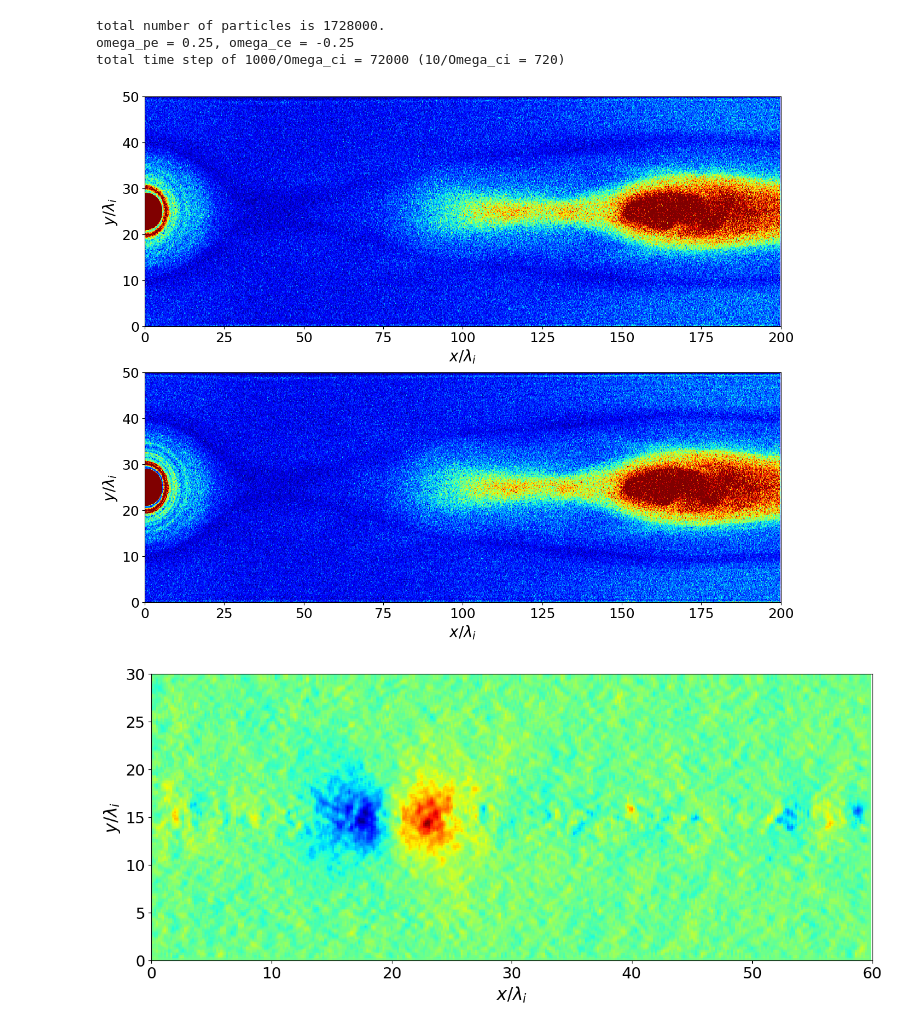
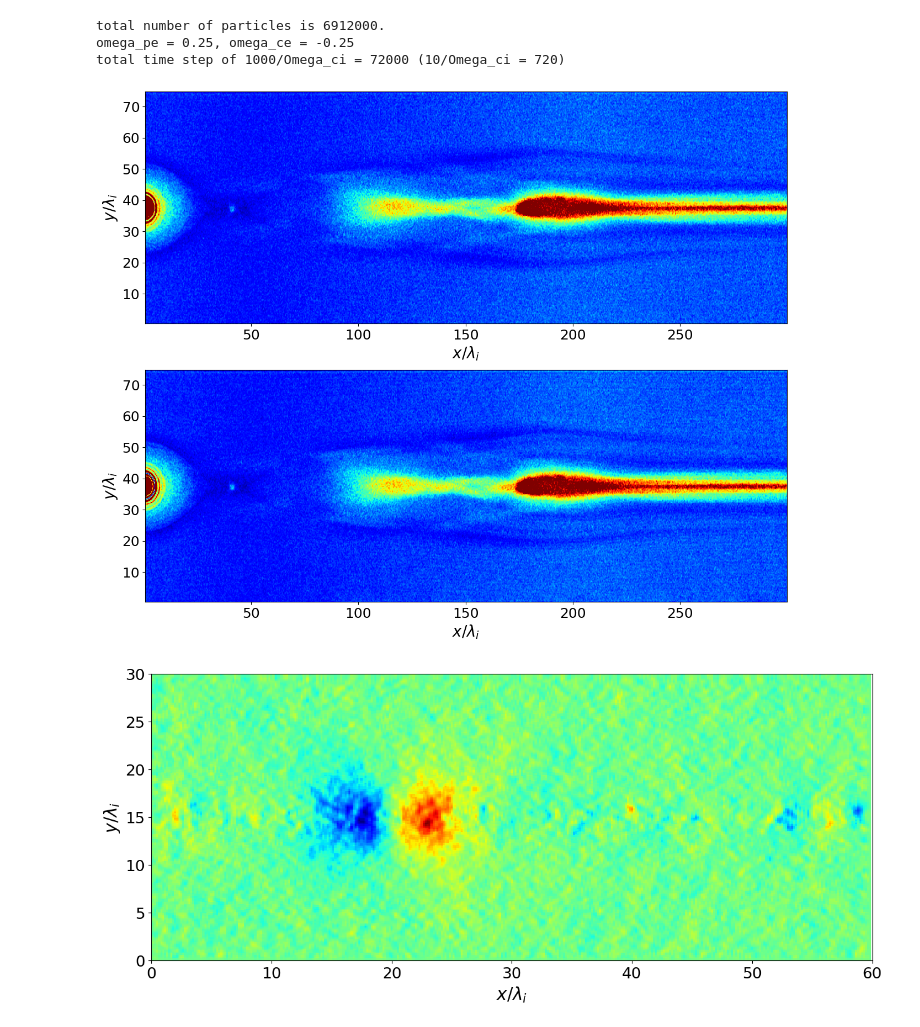
Before and after one commit to keita-akutagawa/pic_cpp_oop, a Jupyter notebook: examples_2D/mr2008_triple/PIC2D_plot_mr2008.ipynb, the cells around one changed output. Drawn from its saved outputs; the diff is of its cells as text; code cells hidden in the pictures.

```diff
--- a/examples_2D/mr2008_triple/PIC2D_plot_mr2008.ipynb
+++ b/examples_2D/mr2008_triple/PIC2D_plot_mr2008.ipynb
@@ -40,8 +40,8 @@ beta_i = n_i * T_i / (B0**2 / 2 / mu_0)
 
 dx = 1.0
 dy = 1.0
-n_x = int(ion_inertial_length * 200)
-n_y = int(ion_inertial_length * 50)
+n_x = int(ion_inertial_length * 300)
+n_y = int(ion_inertial_length * 75)
 x_min = 0.0 * dx
 y_min = 0.0 * dy
 x_max = n_x * dx
@@ -54,43 +54,43 @@ t_max = step * dt
 
 n_ion = int(n_x * n_i * 2.0 * sheat_thickness)
 n_electron = int(n_ion * abs(q_ion / q_electron))
-n_ion_background = int(n_x * n_y * 0.2 * n_i)
-n_electron_background = int(n_x * n_y * 0.2 * n_e)
+n_ion_background = int(n_x * n_y * 0.4 * n_i)
+n_electron_background = int(n_x * n_y * 0.4 * n_e)
 n_particle = n_ion + n_ion_background + n_electron + n_electron_background
 print(f"total number of particles is {n_particle}.")
 print(f"omega_pe = {omega_pe}, omega_ce = {omega_ce}")
 print(f"total time step of 1000/Omega_ci = {int(1000 / omega_ci/dt)} (10/Omega_ci = {int(10/omega_ci/dt)})")
 # %% [output]
-total number of particles is 1728000.
+total number of particles is 6912000.
 omega_pe = 0.25, omega_ce = -0.25
 total time step of 1000/Omega_ci = 72000 (10/Omega_ci = 720)
 # %%
-dirname = "results"
+dirname = "results_mr=50-9_n=2"
 file_num = 20000
 zeroth_moment_ion = np.loadtxt(f'{dirname}/mr2008_zeroth_moment_ion_{file_num}.txt', delimiter=',').reshape(n_x, n_y)
 zeroth_moment_electron = np.loadtxt(f'{dirname}/mr2008_zeroth_moment_electron_{file_num}.txt', delimiter=',').reshape(n_x, n_y)
 
 fig = plt.figure(figsize=(15, 12))
 ax1 = fig.add_subplot(211)
 ax2 = fig.add_subplot(212)
 
 X, Y = np.meshgrid(x_coordinate, y_coordinate) / ion_inertial_length
 
-mappable = ax1.pcolormesh(X, Y, zeroth_moment_ion.T/n_i, cmap='jet', vmin=0, vmax=2)
+mappable = ax1.pcolormesh(X, Y, cv2.blur(zeroth_moment_ion.T/n_i, (3, 3)), cmap='jet', vmin=0, vmax=2)
 ax1.set_xlabel('$x / \lambda_i$', fontsize=20)
 ax1.set_ylabel('$y / \lambda_i$', fontsize=20)
-ax1.set_xlim(0.0, x_max/ion_inertial_length)
-ax1.set_ylim(0, y_max/ion_inertial_length)
+ax1.set_xlim(0.5 * dx, (x_max - dx)/ion_inertial_length)
+ax1.set_ylim(0.5 * dy, (y_max - dy)/ion_inertial_length)
 ax1.tick_params(labelsize=18)
 
-mappable = ax2.pcolormesh(X, Y, zeroth_moment_electron.T/n_e, cmap='jet', vmin=0, vmax=2)
+mappable = ax2.pcolormesh(X, Y, cv2.blur(zeroth_moment_electron.T/n_e, (3, 3)), cmap='jet', vmin=0, vmax=2)
 ax2.set_xlabel('$x / \lambda_i$', fontsize=20)
 ax2.set_ylabel('$y / \lambda_i$', fontsize=20)
-ax2.set_xlim(0.0, x_max/ion_inertial_length)
-ax2.set_ylim(0, y_max/ion_inertial_length)
+ax2.set_xlim(0.5 * dx, (x_max - dx)/ion_inertial_length)
+ax2.set_ylim(0.5 * dy, (y_max - dy)/ion_inertial_length)
 ax2.tick_params(labelsize=18)
 # %% [output]
-[figure, old version]
+[figure, new version]
 # %%
 fig = plt.figure(figsize=(15, 6))
 ax = fig.add_subplot(111)
```
Also changed, not shown: parts of 3 cells of this notebook, 3 other files.
